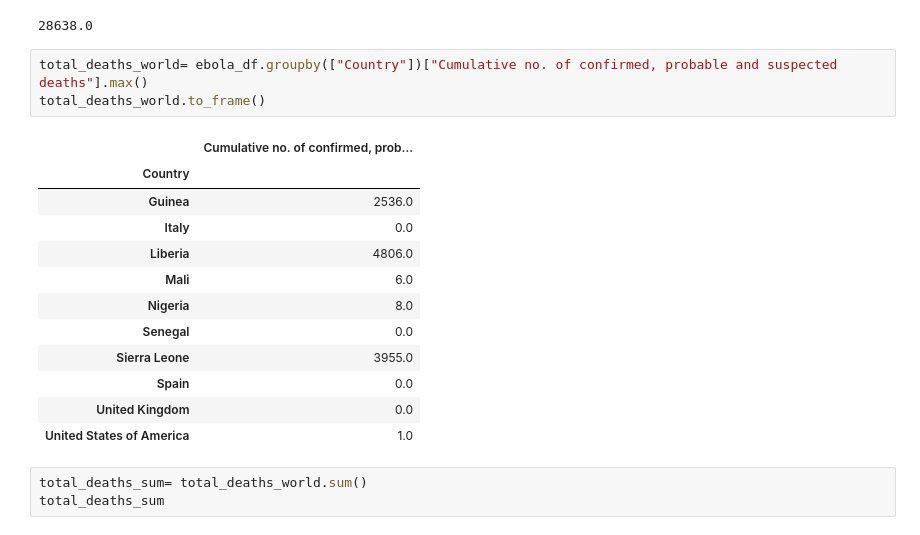
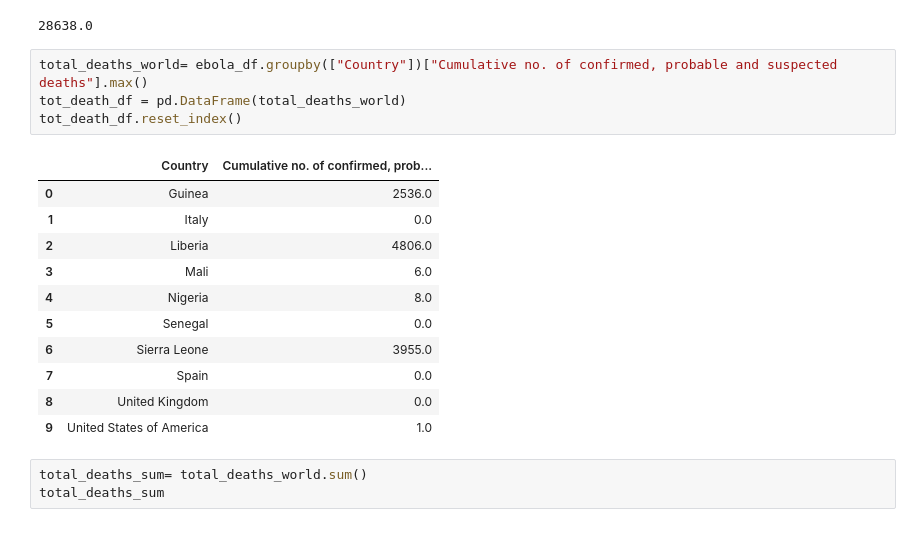
Before and after one commit to erharker/Json-s-and-the-pretty-pprintcesses, a Jupyter notebook: Ebola SARS.ipynb, the cells around one changed output. Drawn from its saved outputs; the diff is of its cells as text.

```diff
--- a/Ebola SARS.ipynb
+++ b/Ebola SARS.ipynb
@@ -239,20 +242,20 @@ total_cases_sum
 28638.0
 # %%
 total_deaths_world= ebola_df.groupby(["Country"])["Cumulative no. of confirmed, probable and suspected deaths"].max()
-total_deaths_world.to_frame()
+tot_death_df = pd.DataFrame(total_deaths_world)
+tot_death_df.reset_index()
 # %% [output]
-|  | Cumulative no. of confirmed, prob... |
-| Country |  |
-| Guinea | 2536.0 |
-| Italy | 0.0 |
-| Liberia | 4806.0 |
-| Mali | 6.0 |
-| Nigeria | 8.0 |
-| Senegal | 0.0 |
-| Sierra Leone | 3955.0 |
-| Spain | 0.0 |
-| United Kingdom | 0.0 |
-| United States of America | 1.0 |
+|  | Country | Cumulative no. of confirmed, prob... |
+| 0 | Guinea | 2536.0 |
+| 1 | Italy | 0.0 |
+| 2 | Liberia | 4806.0 |
+| 3 | Mali | 6.0 |
+| 4 | Nigeria | 8.0 |
+| 5 | Senegal | 0.0 |
+| 6 | Sierra Leone | 3955.0 |
+| 7 | Spain | 0.0 |
+| 8 | United Kingdom | 0.0 |
+| 9 | United States of America | 1.0 |
 # %%
 total_deaths_sum= total_deaths_world.sum()
 total_deaths_sum
```
Also changed, not shown: parts of 10 cells of this notebook.
